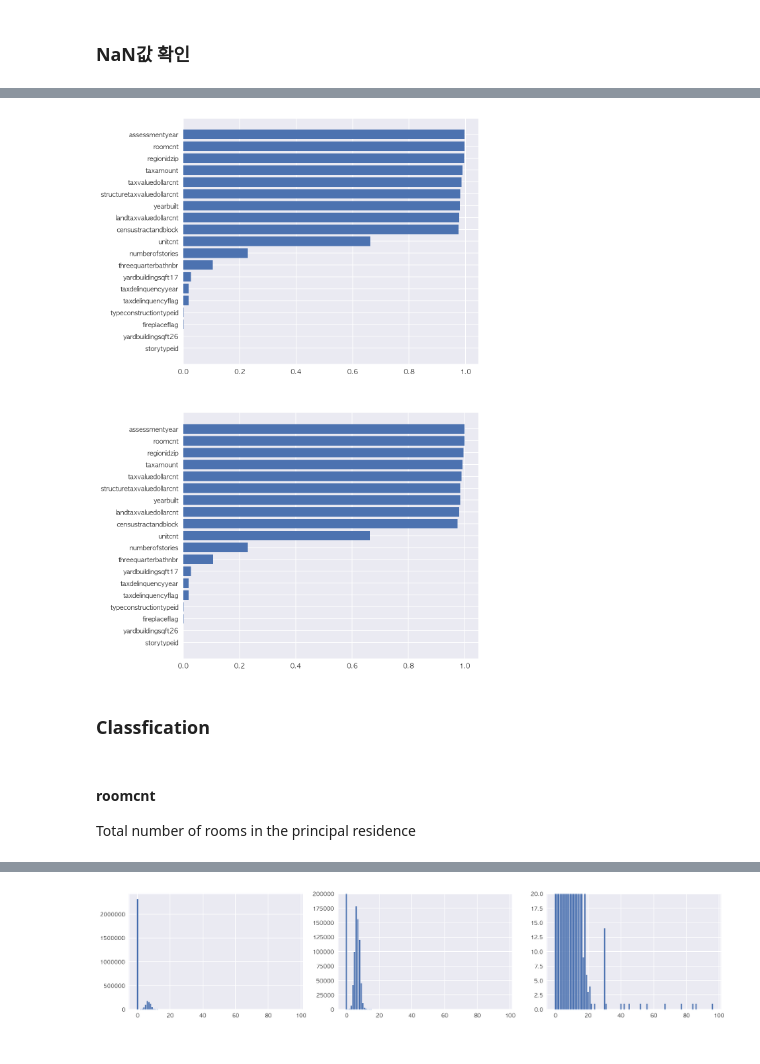
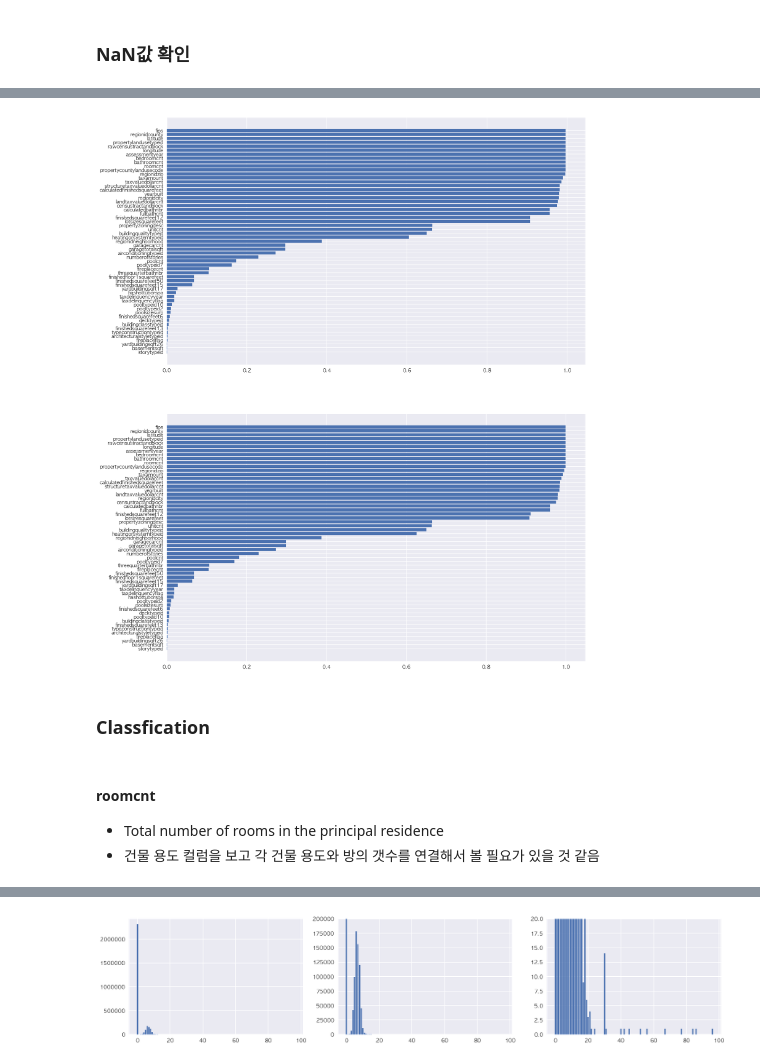
Before and after one commit to daesookimds/Zillow-Home-Value-Prediction-Project-by-Python, a Jupyter notebook: Hyungeun Yoon/1st_part_EDA.ipynb, the cells around one changed output, grey strips where cells are left out. Saved outputs shown, nothing was run; the diff lists cells and outputs as text; code cells hidden in the pictures.

```diff
--- a/Hyungeun Yoon/1st_part_EDA.ipynb
+++ b/Hyungeun Yoon/1st_part_EDA.ipynb
@@ -5,8 +5,8 @@
 # %%
 from IPython.core.pylabtools import figsize
 # %%
-properties_2016 = pd.read_csv('../data/properties_2016.csv')
-properties_2017 = pd.read_csv('../data/properties_2017.csv')
+properties_2016 = pd.read_csv('../../data/properties_2016.csv')
+properties_2017 = pd.read_csv('../../data/properties_2017.csv')
 print(properties_2016.shape, properties_2017.shape)
 properties_2016.tail(10)
 # %% [output]
@@ -94,17 +94,17 @@ cnt_fill_df
 # %%
-ratio_fill_data_2016 = mod_properties_2016.drop(['parcelid'], axis=1).count()/len(properties_2016)
-ratio_fill_data_2017 = mod_properties_2017.drop(['parcelid'], axis=1).count()/len(properties_2017)
+ratio_fill_data_2016 = properties_2016.drop(['parcelid'], axis=1).count()/len(properties_2016)
+ratio_fill_data_2017 = properties_2017.drop(['parcelid'], axis=1).count()/len(properties_2017)
 sorted_ratio_2016 = ratio_fill_data_2016.sort_values()
 sorted_ratio_2017 = ratio_fill_data_2017.sort_values()
 
-plt.figure(figsize=(8, 15))
+plt.figure(figsize=(15, 20))
 plt.subplot(2,1,1)
 plt.barh(sorted_ratio_2016.index, sorted_ratio_2016.values)
 plt.subplot(2,1,2)
 plt.barh(sorted_ratio_2017.index, sorted_ratio_2017.values)
 plt.show()
 # %% [output]
-[figure, old version]
+[figure, new version]
 # %% [markdown]
 ### Classfication
 # %%
@@ -124,4 +124,5 @@ class_censustractandblock = mod_properties_2016.groupby('censustractandblock').s
 # %% [markdown]
 #### roomcnt
 
- Total number of rooms in the principal residence
+ - Total number of rooms in the principal residence
+ - 건물 용도 컬럼을 보고 각 건물 용도와 방의 갯수를 연결해서 볼 필요가 있을 것 같음
```
Also changed, not shown: parts of 16 cells of this notebook, 1 other file.
